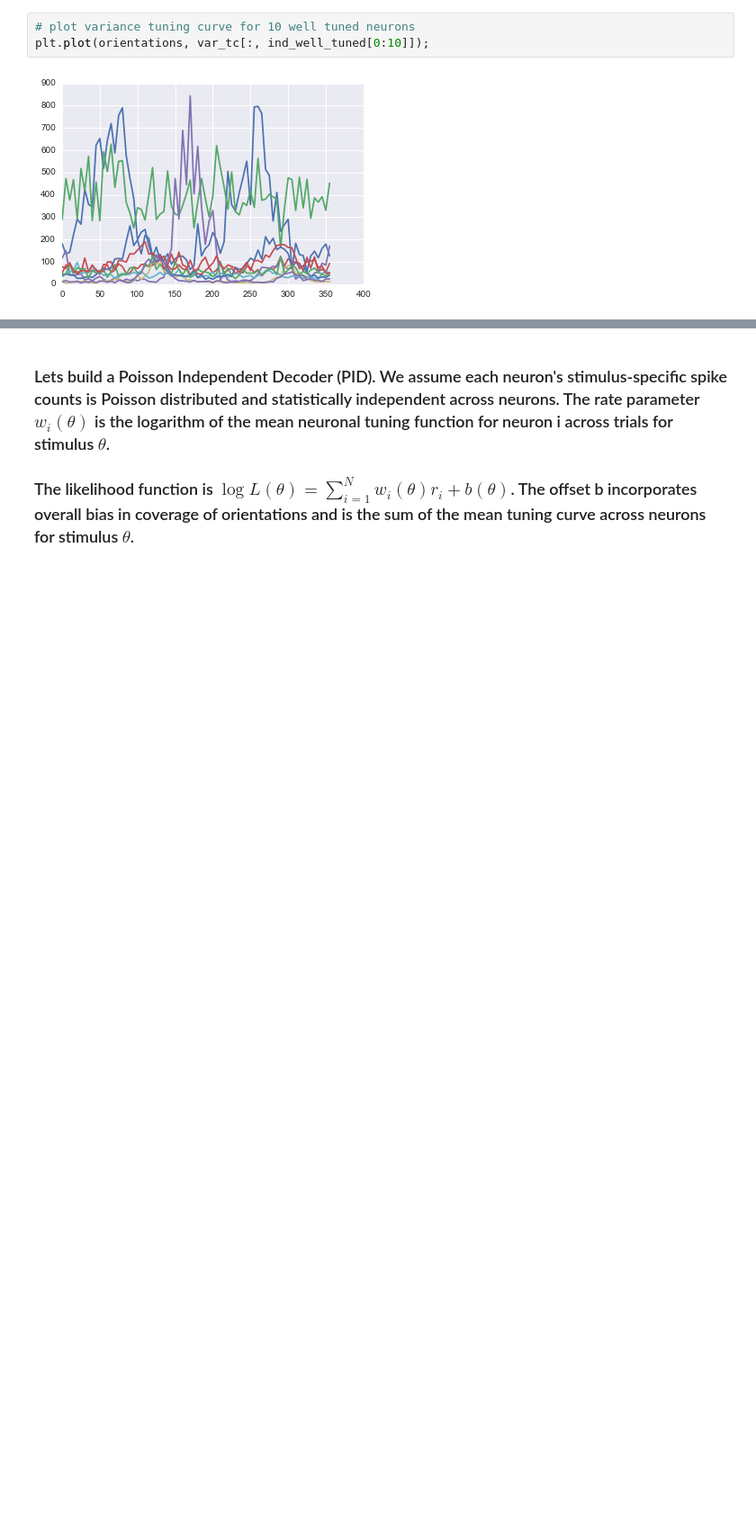
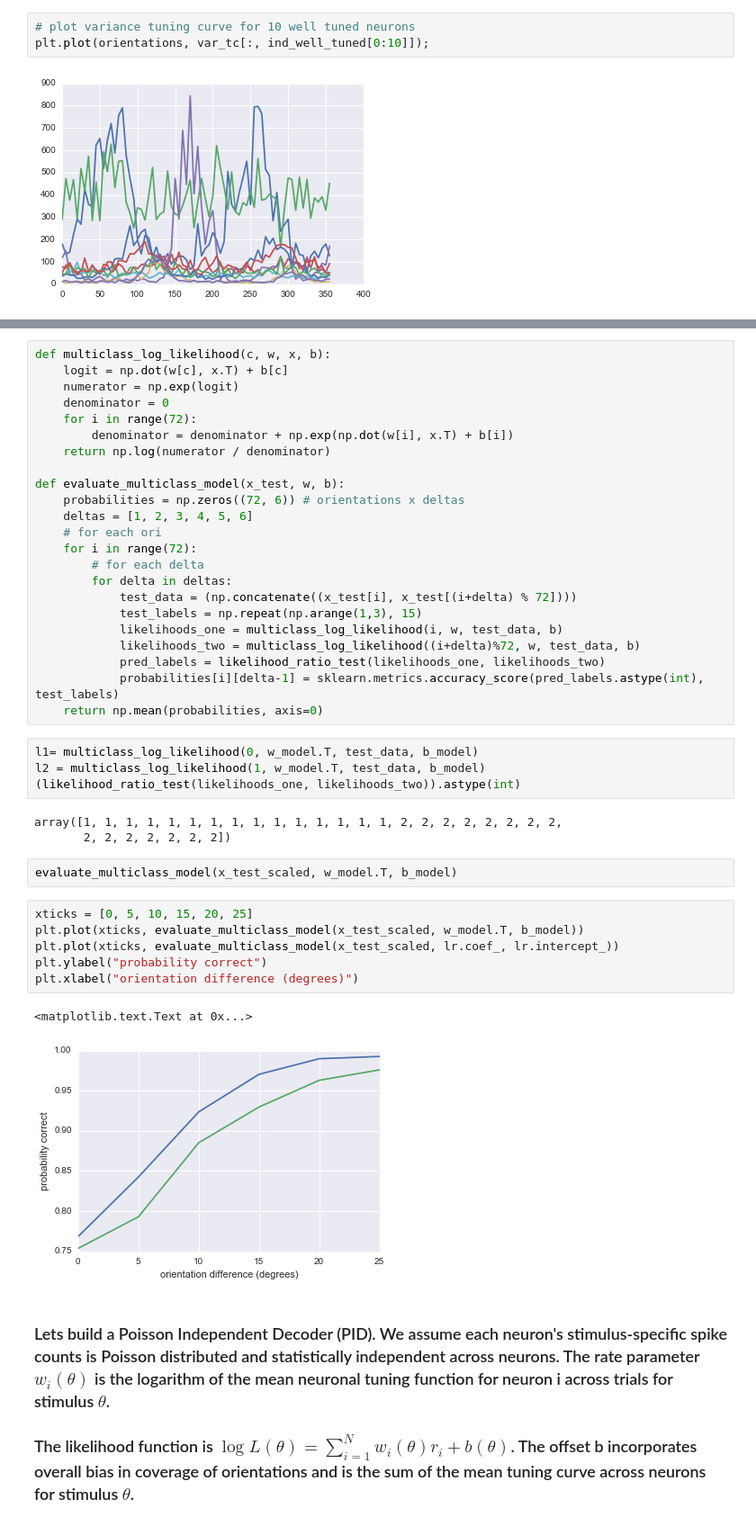
Before and after one commit to fdamani/neural_decoding_macaque_visual_graf2011, a Jupyter notebook: src/notebooks/data_processing_with_tuning_curves.ipynb, the cells around one changed output, grey strips where cells are left out. Shown at 90% size. Cells and saved outputs as stored; diff of their text form; blank space fills up the shorter version.

```diff
--- a/src/notebooks/data_processing_with_tuning_curves.ipynb
+++ b/src/notebooks/data_processing_with_tuning_curves.ipynb
@@ -204,3 +239,44 @@ plt.plot(orientations, var_tc[:, ind_well_tuned[0:10]]);
+# %%
+def multiclass_log_likelihood(c, w, x, b):
+    logit = np.dot(w[c], x.T) + b[c]
+    numerator = np.exp(logit)
+    denominator = 0
+    for i in range(72):
+        denominator = denominator + np.exp(np.dot(w[i], x.T) + b[i])
+    return np.log(numerator / denominator)
+
+def evaluate_multiclass_model(x_test, w, b):
+    probabilities = np.zeros((72, 6)) # orientations x deltas
+    deltas = [1, 2, 3, 4, 5, 6]
+    # for each ori
+    for i in range(72):
+        # for each delta
+        for delta in deltas:
+            test_data = (np.concatenate((x_test[i], x_test[(i+delta) % 72])))
+            test_labels = np.repeat(np.arange(1,3), 15)
+            likelihoods_one = multiclass_log_likelihood(i, w, test_data, b)
+            likelihoods_two = multiclass_log_likelihood((i+delta)%72, w, test_data, b)
+            pred_labels = likelihood_ratio_test(likelihoods_one, likelihoods_two)
+            probabilities[i][delta-1] = sklearn.metrics.accuracy_score(pred_labels.astype(int), test_labels)
+    return np.mean(probabilities, axis=0)
+# %%
+l1= multiclass_log_likelihood(0, w_model.T, test_data, b_model)
+l2 = multiclass_log_likelihood(1, w_model.T, test_data, b_model)
+(likelihood_ratio_test(likelihoods_one, likelihoods_two)).astype(int)
+# %% [output]
+array([1, 1, 1, 1, 1, 1, 1, 1, 1, 1, 1, 1, 1, 1, 1, 2, 2, 2, 2, 2, 2, 2, 2,
+       2, 2, 2, 2, 2, 2, 2])
+# %%
+evaluate_multiclass_model(x_test_scaled, w_model.T, b_model)
+# %%
+xticks = [0, 5, 10, 15, 20, 25]
+plt.plot(xticks, evaluate_multiclass_model(x_test_scaled, w_model.T, b_model))
+plt.plot(xticks, evaluate_multiclass_model(x_test_scaled, lr.coef_, lr.intercept_))
+plt.ylabel("probability correct")
+plt.xlabel("orientation difference (degrees)")
+# %% [output]
+<matplotlib.text.Text at 0x...>
+[figure, added]
 # %% [markdown]
 ### Lets build a Poisson Independent Decoder (PID). We assume each neuron's stimulus-specific spike counts is Poisson distributed and statistically independent across neurons. The rate parameter $w_i(\theta)$ is the logarithm of the mean neuronal tuning function for neuron i across trials for stimulus $\theta$.
 
```
Also changed, not shown: parts of 77 cells of this notebook.
